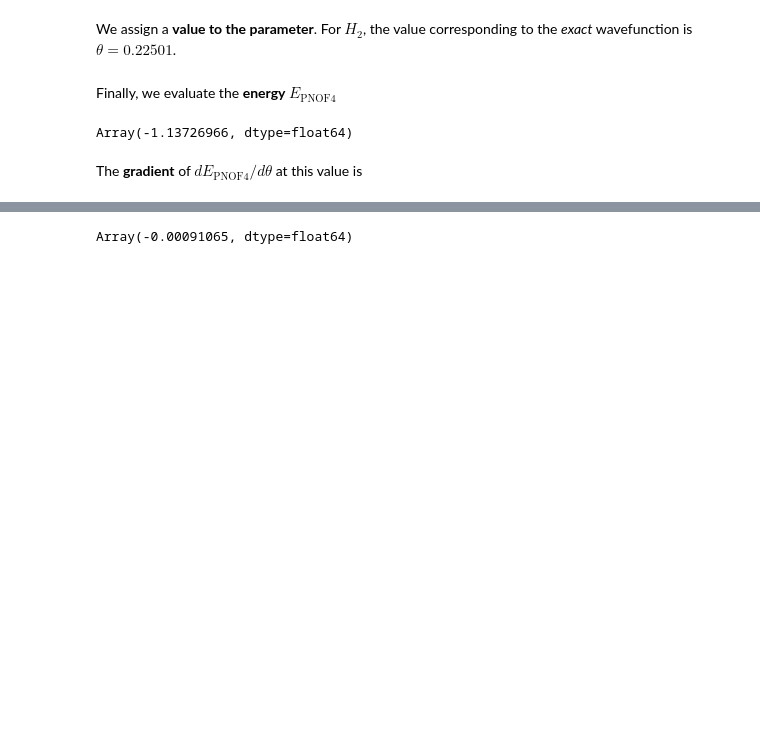
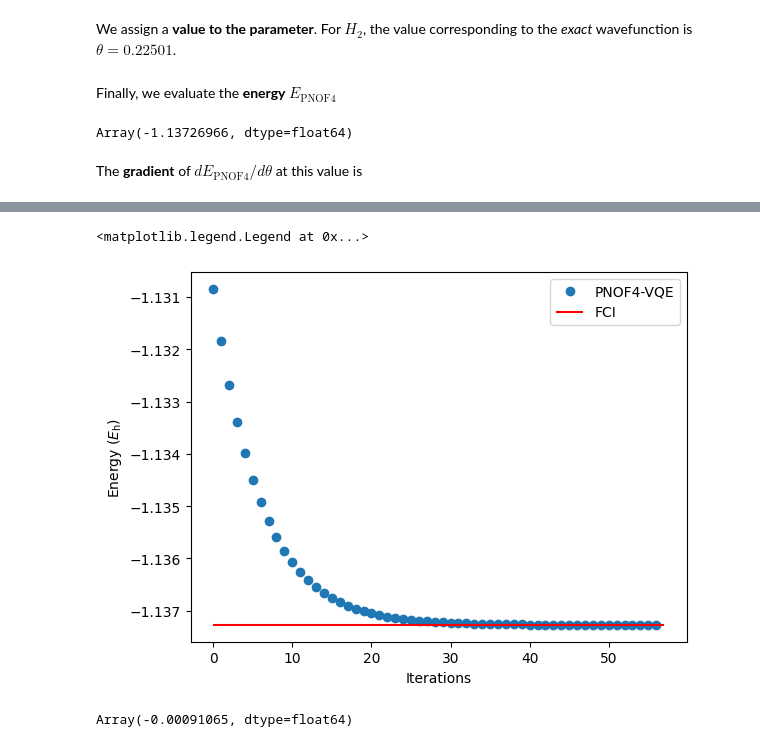
Before and after one commit to felipelewyee/NOF-VQE, a Jupyter notebook: PNOF4-VQE.ipynb, the cells around one changed output, grey strips where cells are left out. Drawn from its saved outputs; the diff is of its cells as text; code cells hidden in the pictures; blank space fills up the shorter version.

```diff
--- a/PNOF4-VQE.ipynb
+++ b/PNOF4-VQE.ipynb
@@ -214,0 +219,34 @@ The **gradient** of ${d E_\text{PNOF4}}/{d\theta}$ at this value is
+# %%
+import matplotlib.pyplot as plt
+import optax
+
+max_iterations = 1000
+conv_tol = 1e-3
+# %%
+def vqe(E_fn, params):
+    opt = optax.sgd(learning_rate=0.1)
+    opt_state = opt.init(params)
+
+    E_history = [E_fn(params)]
+    params_history = [params]
+
+    for it in range(max_iterations):
+
+        gradient = jax.grad(E_fn)(params)
+
+        updates, opt_state = opt.update(gradient, opt_state)
+        params = optax.apply_updates(params, updates)
+
+        params_history.append(params)
+        E_history.append(E_fn(params))
+
+        g_maxabs = jnp.max(jnp.abs(gradient))
+
+        print(f"Step = {it},  Energy = {E_history[-1]:.8f} Ha,  Gradient = {g_maxabs:.1e}")
+
+        if g_maxabs <= conv_tol:
+            break
+
+    return E_history, params_history
+# %%
+E_history, params_history = vqe(E_PNOF4, 0.1)
@@ -215,3 +271,12 @@ The **gradient** of ${d E_\text{PNOF4}}/{d\theta}$ at this value is
+# %%
+plt.plot(E_history, "o", label="PNOF4-VQE")
+plt.hlines(-1.137270174657105, 0, len(E_history), color="red", label = "FCI")
+plt.xlabel("Iterations")
+plt.ylabel(r"Energy ($E_\text{h}$)")
+plt.legend()
+# %% [output]
+<matplotlib.legend.Legend at 0x...>
+[figure, added]
 # %%
 jax.grad(E_PNOF4)(params)
 # %% [output]
```
Also changed, not shown: parts of 3 cells of this notebook, 6 other files.
